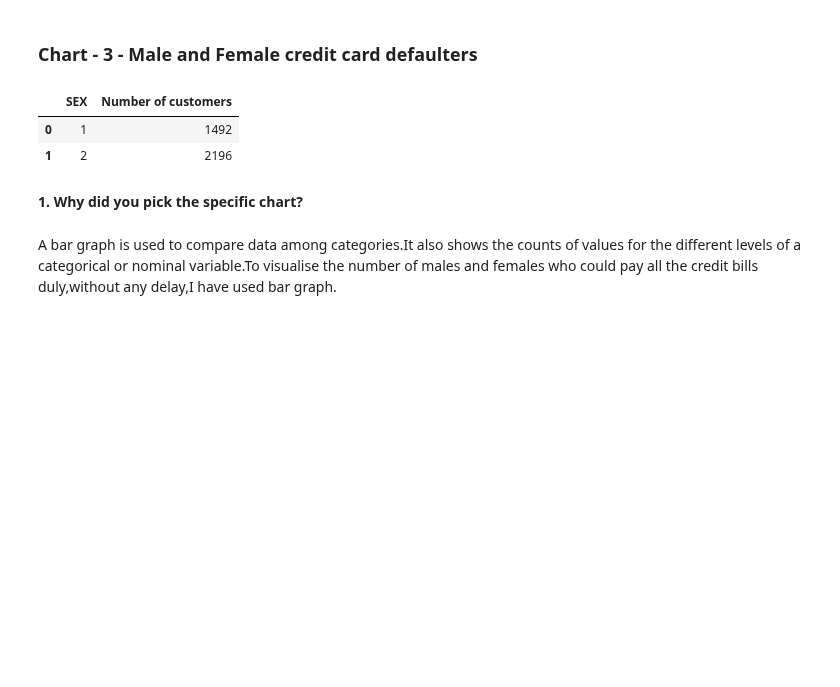
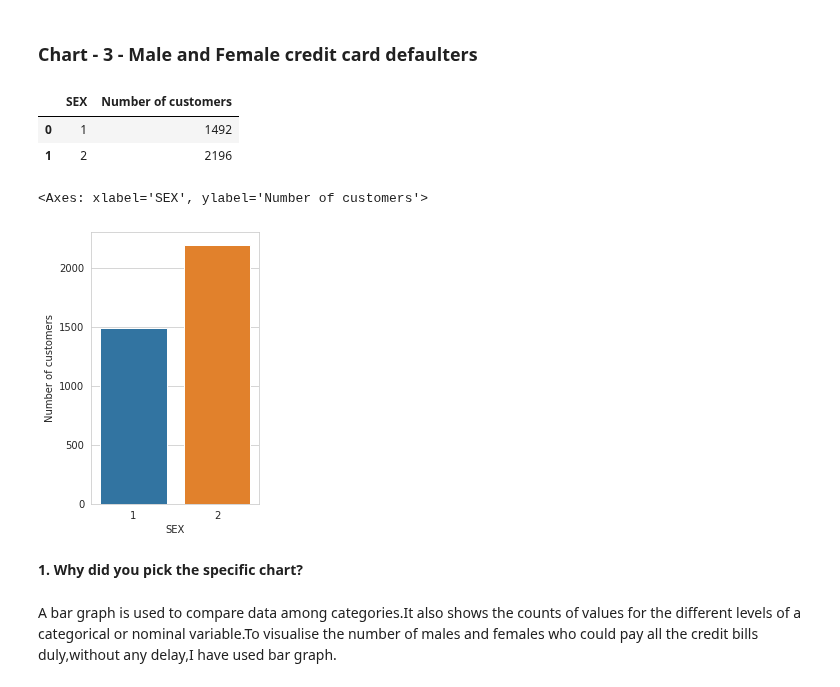
Before and after one commit to 1991Ab/Capstone-Project-3-Credit-Card-Default-Prediction, a Jupyter notebook: DefaultCreditCcard_Individual.ipynb, the cells around one changed output. Drawn from its saved outputs; the diff is of its cells as text; code cells hidden in the pictures; blank space fills up the shorter version.

```diff
--- a/DefaultCreditCcard_Individual.ipynb
+++ b/DefaultCreditCcard_Individual.ipynb
@@ -741,6 +741,14 @@ df1
 |  | SEX | Number of customers |
 | 0 | 1 | 1492 |
 | 1 | 2 | 2196 |
+# %%
+sns.set_style('whitegrid')
+plt.rcParams['font.size'] = 10
+plt.rcParams['figure.figsize'] = (3,5)
+sns.barplot(data=df1, x="SEX", y="Number of customers")
+# %% [output]
+<Axes: xlabel='SEX', ylabel='Number of customers'>
+[figure, added]
 # %% [markdown]
 **1. Why did you pick the specific chart?**
 # %% [markdown]
```
Also changed, not shown: parts of 4 cells of this notebook.
